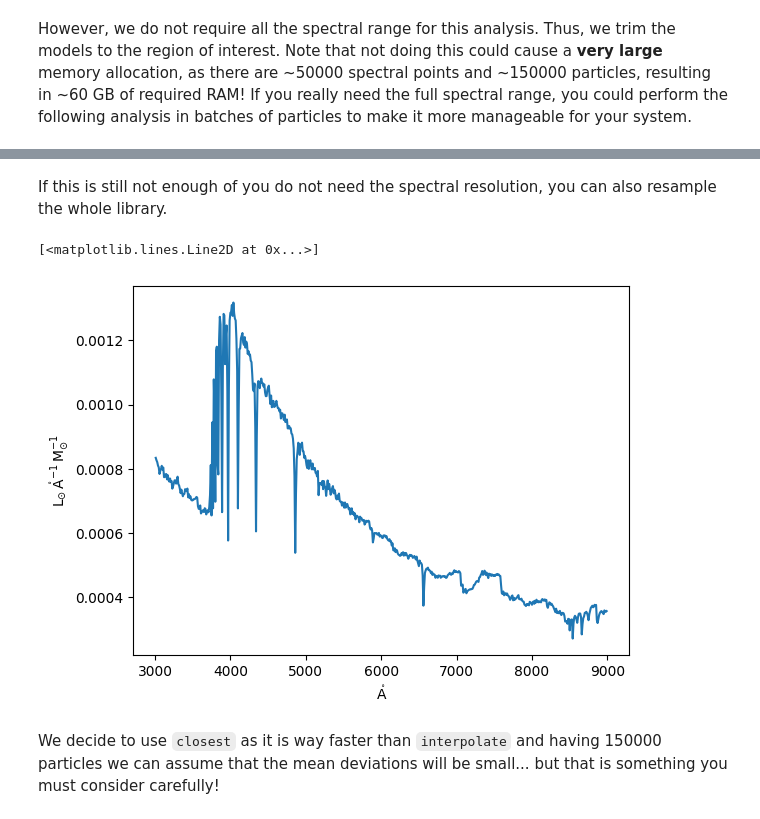
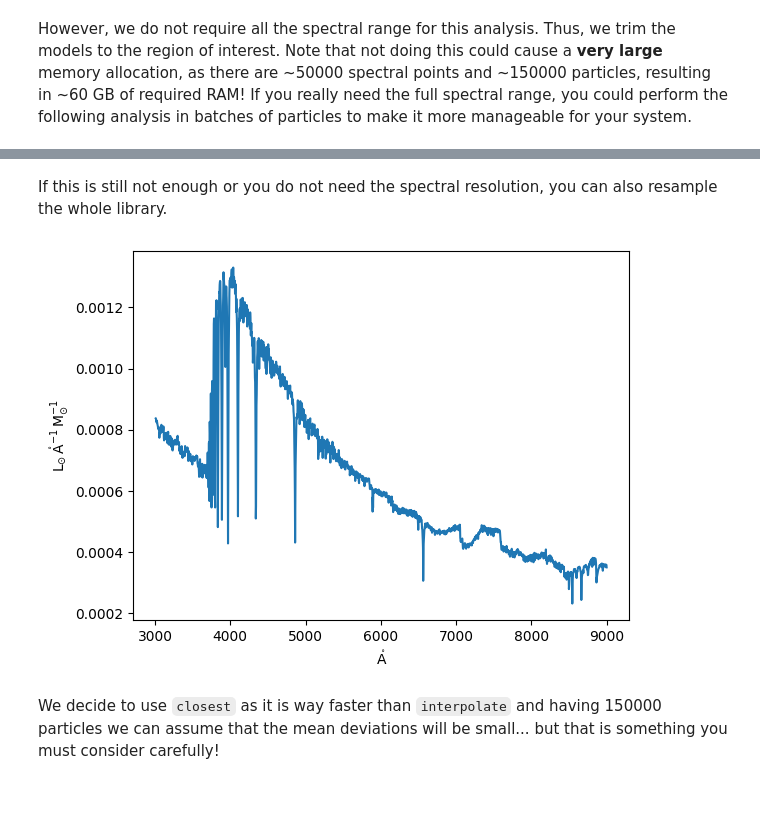
Before and after one commit to miles-iac/milespy, a Jupyter notebook: docs/tutorials/example_simulation_data.ipynb, the cells around one changed output, grey strips where cells are left out. Drawn from its saved outputs; the diff is of its cells as text; code cells hidden in the pictures.

```diff
--- a/docs/tutorials/example_simulation_data.ipynb
+++ b/docs/tutorials/example_simulation_data.ipynb
@@ -47,12 +74,11 @@ plt.plot(lib.models.spectral_axis, lib.models[10].flux)
 [figure]
 # %% [markdown]
-If this is still not enough of you do not need the spectral resolution, you can also resample the whole library.
+If this is still not enough or you do not need the spectral resolution, you can also resample the whole library.
 # %%
-lib.resample(np.arange(3010, 9000, 10)<<u.AA)
-plt.plot(lib.models.spectral_axis, lib.models[10].flux)
+lib.resample(np.arange(3010, 9000, 3)<<u.AA)
+plt.plot(lib.models.spectral_axis, lib.models[10].flux);
 # %% [output]
-[<matplotlib.lines.Line2D at 0x...>]
-[figure, old version]
+[figure, new version]
 # %% [markdown]
 We decide to use `closest` as it is way faster than `interpolate` and having 150000 particles we can assume that the mean deviations will be small... but that is something you must consider carefully!
 # %%
```
Also changed, not shown: parts of 21 cells of this notebook, 2 other files.
